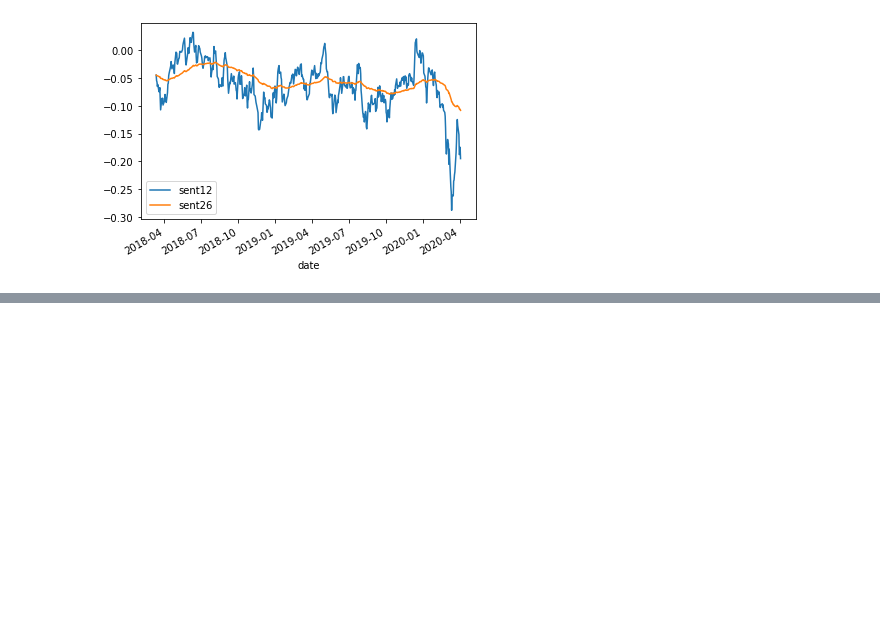
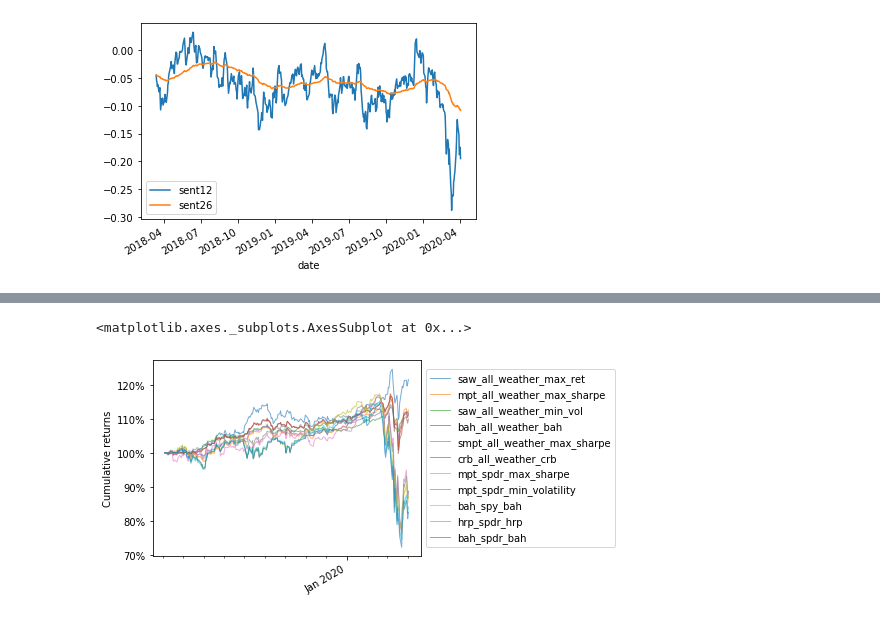
Before and after one commit to eleow/roboadvisorSystem, a Jupyter notebook: SystemCode/backend/notebooks/Update.ipynb, the cells around one changed output, grey strips where cells are left out. Cells and saved outputs as stored; diff of their text form; code cells hidden in the pictures; blank space fills up the shorter version.

```diff
--- a/SystemCode/backend/notebooks/Update.ipynb
+++ b/SystemCode/backend/notebooks/Update.ipynb
@@ -306,0 +367,5 @@ with open(dir_path + "portfolio_graph.pickle", "wb+") as f:
+# %%
+plot_rolling_returns_from_perf_array(pref_1yr, None)
+# %% [output]
+<matplotlib.axes._subplots.AxesSubplot at 0x...>
+[figure, added]
```
Also changed, not shown: parts of 13 cells of this notebook, 27 other files.
